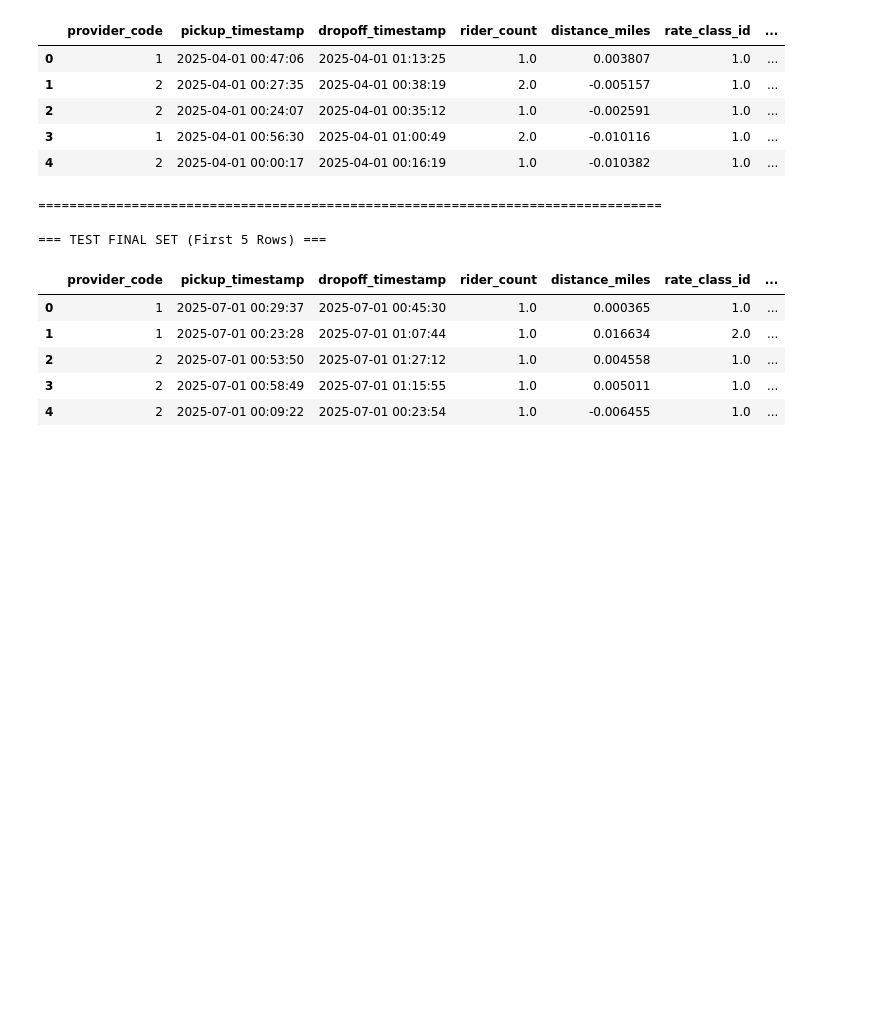
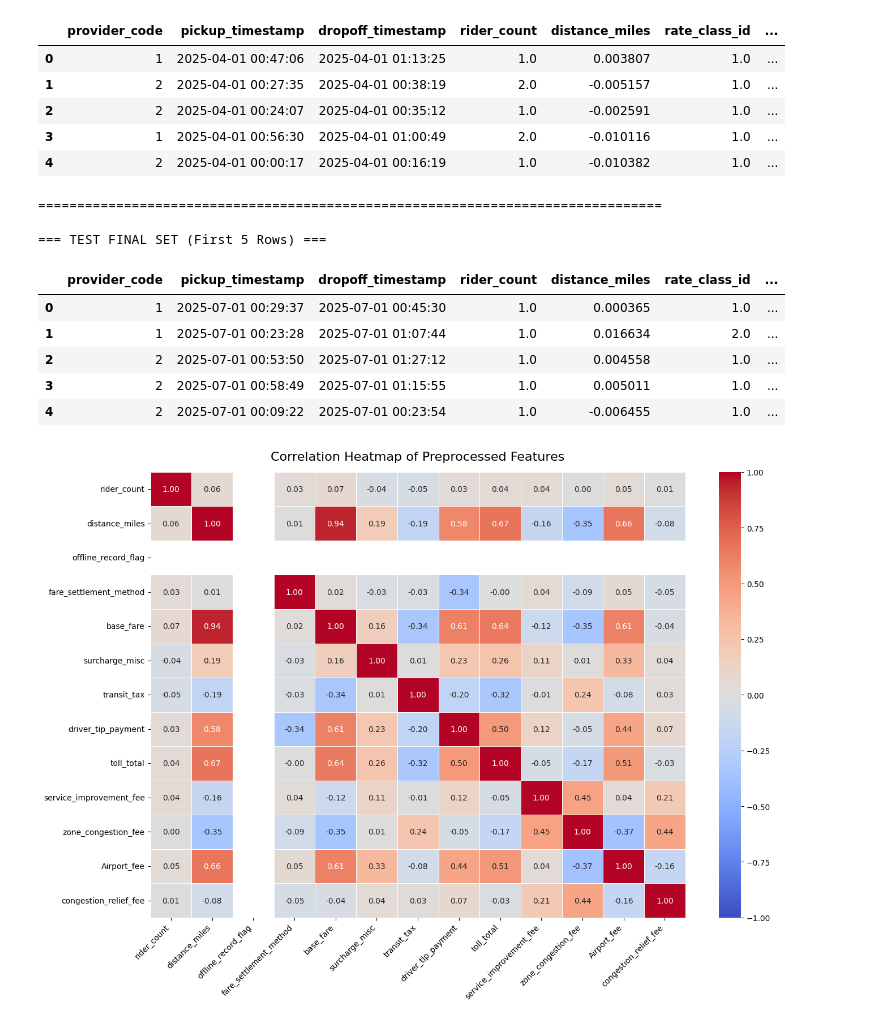
Before and after one commit to Telementors/Urban_flow_Analyzis, a Jupyter notebook: notebooks/Preprocessing_pipeline.ipynb, the cells around one changed output. Cells and saved outputs as stored; diff of their text form; code cells hidden in the pictures; blank space fills up the shorter version.

```diff
--- a/notebooks/Preprocessing_pipeline.ipynb
+++ b/notebooks/Preprocessing_pipeline.ipynb
@@ -659,3 +659,40 @@ display(df_test_head)
 | 2 | 2 | 2025-07-01 00:53:50 | 2025-07-01 01:27:12 | 1.0 | 0.004558 | 1.0 | ... |
 | 3 | 2 | 2025-07-01 00:58:49 | 2025-07-01 01:15:55 | 1.0 | 0.005011 | 1.0 | ... |
 | 4 | 2 | 2025-07-01 00:09:22 | 2025-07-01 00:23:54 | 1.0 | -0.006455 | 1.0 | ... |
+# %%
+import pandas as pd
+import numpy as np
+import seaborn as sns
+import matplotlib.pyplot as plt
+
+# Path to your processed training dataset
+train_final_path = '/content/drive/MyDrive/Telementors/DATATHON/Train/train_final.csv'
+
+# Read a sample of 200,000 rows to optimize memory and computation speed
+df_sample = pd.read_csv(train_final_path, nrows=200000)
+
+# Identify numerical columns (excluding non-predictive/ID/timestamp columns if present)
+exclude_cols = ['pickup_timestamp', 'dropoff_timestamp', 'origin_loc_id', 'dest_loc_id', 'provider_code', 'rate_class_id']
+num_cols = [c for c in df_sample.select_dtypes(include=[np.number]).columns if c not in exclude_cols]
+
+# Calculate the Pearson correlation matrix
+corr_matrix = df_sample[num_cols].corr()
+
+# Plot the Heatmap
+plt.figure(figsize=(14, 10))
+sns.heatmap(
+    corr_matrix,
+    annot=True,
+    fmt=".2f",
+    cmap='coolwarm',
+    vmin=-1,
+    vmax=1,
+    linewidths=0.5
+)
+plt.title('Correlation Heatmap of Preprocessed Features', fontsize=16, pad=15)
+plt.xticks(rotation=45, ha='right')
+plt.yticks(rotation=0)
+plt.tight_layout()
+plt.show()
+# %% [output]
+[figure, added]
```
Also changed, not shown: parts of 2 cells of this notebook, 3 other files.
